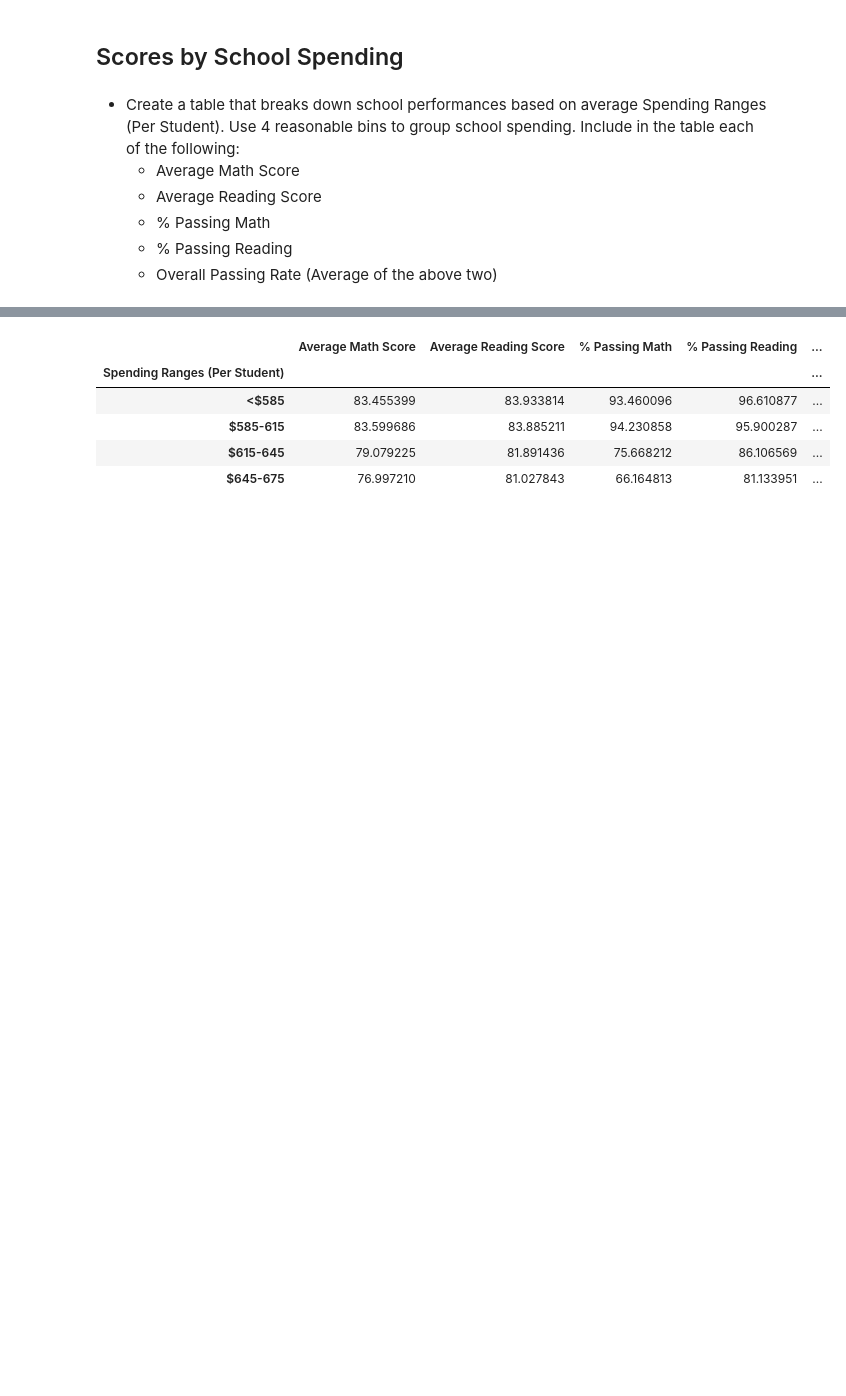
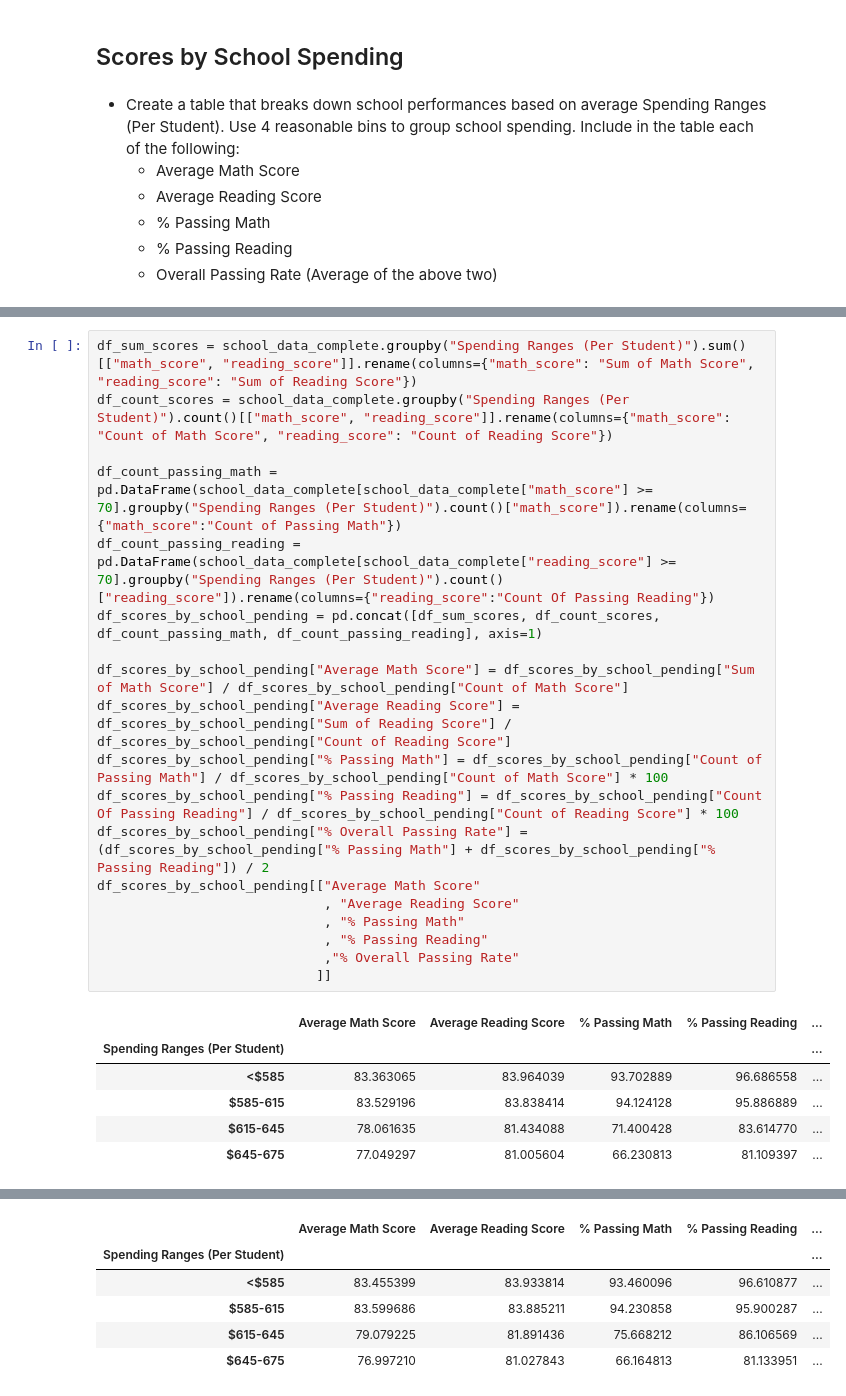
Before and after one commit to ddcruz/pandas_challenge, a Jupyter notebook: PyCitySchools/PyCitySchools.ipynb, the cells around one changed output, grey strips where cells are left out. Drawn from its saved outputs; the diff is of its cells as text; blank space fills up the shorter version.

```diff
--- a/PyCitySchools/PyCitySchools.ipynb
+++ b/PyCitySchools/PyCitySchools.ipynb
@@ -265,0 +276,26 @@ group_names = ["<$585", "$585-615", "$615-645", "$645-675"]
+# %%
+df_sum_scores = school_data_complete.groupby("Spending Ranges (Per Student)").sum()[["math_score", "reading_score"]].rename(columns={"math_score": "Sum of Math Score", "reading_score": "Sum of Reading Score"})
+df_count_scores = school_data_complete.groupby("Spending Ranges (Per Student)").count()[["math_score", "reading_score"]].rename(columns={"math_score": "Count of Math Score", "reading_score": "Count of Reading Score"})
+
+df_count_passing_math = pd.DataFrame(school_data_complete[school_data_complete["math_score"] >= 70].groupby("Spending Ranges (Per Student)").count()["math_score"]).rename(columns={"math_score":"Count of Passing Math"})
+df_count_passing_reading = pd.DataFrame(school_data_complete[school_data_complete["reading_score"] >= 70].groupby("Spending Ranges (Per Student)").count()["reading_score"]).rename(columns={"reading_score":"Count Of Passing Reading"})
+df_scores_by_school_pending = pd.concat([df_sum_scores, df_count_scores, df_count_passing_math, df_count_passing_reading], axis=1)
+
+df_scores_by_school_pending["Average Math Score"] = df_scores_by_school_pending["Sum of Math Score"] / df_scores_by_school_pending["Count of Math Score"]
+df_scores_by_school_pending["Average Reading Score"] = df_scores_by_school_pending["Sum of Reading Score"] / df_scores_by_school_pending["Count of Reading Score"]
+df_scores_by_school_pending["% Passing Math"] = df_scores_by_school_pending["Count of Passing Math"] / df_scores_by_school_pending["Count of Math Score"] * 100
+df_scores_by_school_pending["% Passing Reading"] = df_scores_by_school_pending["Count Of Passing Reading"] / df_scores_by_school_pending["Count of Reading Score"] * 100
+df_scores_by_school_pending["% Overall Passing Rate"] = (df_scores_by_school_pending["% Passing Math"] + df_scores_by_school_pending["% Passing Reading"]) / 2
+df_scores_by_school_pending[["Average Math Score"
+                             , "Average Reading Score"
+                             , "% Passing Math"
+                             , "% Passing Reading"
+                             ,"% Overall Passing Rate"
+                            ]]
+# %% [output]
+|  | Average Math Score | Average Reading Score | % Passing Math | % Passing Reading | ... |
+| Spending Ranges (Per Student) |  |  |  |  | ... |
+| <$585 | 83.363065 | 83.964039 | 93.702889 | 96.686558 | ... |
+| $585-615 | 83.529196 | 83.838414 | 94.124128 | 95.886889 | ... |
+| $615-645 | 78.061635 | 81.434088 | 71.400428 | 83.614770 | ... |
+| $645-675 | 77.049297 | 81.005604 | 66.230813 | 81.109397 | ... |
```
Also changed, not shown: parts of 10 cells of this notebook.
